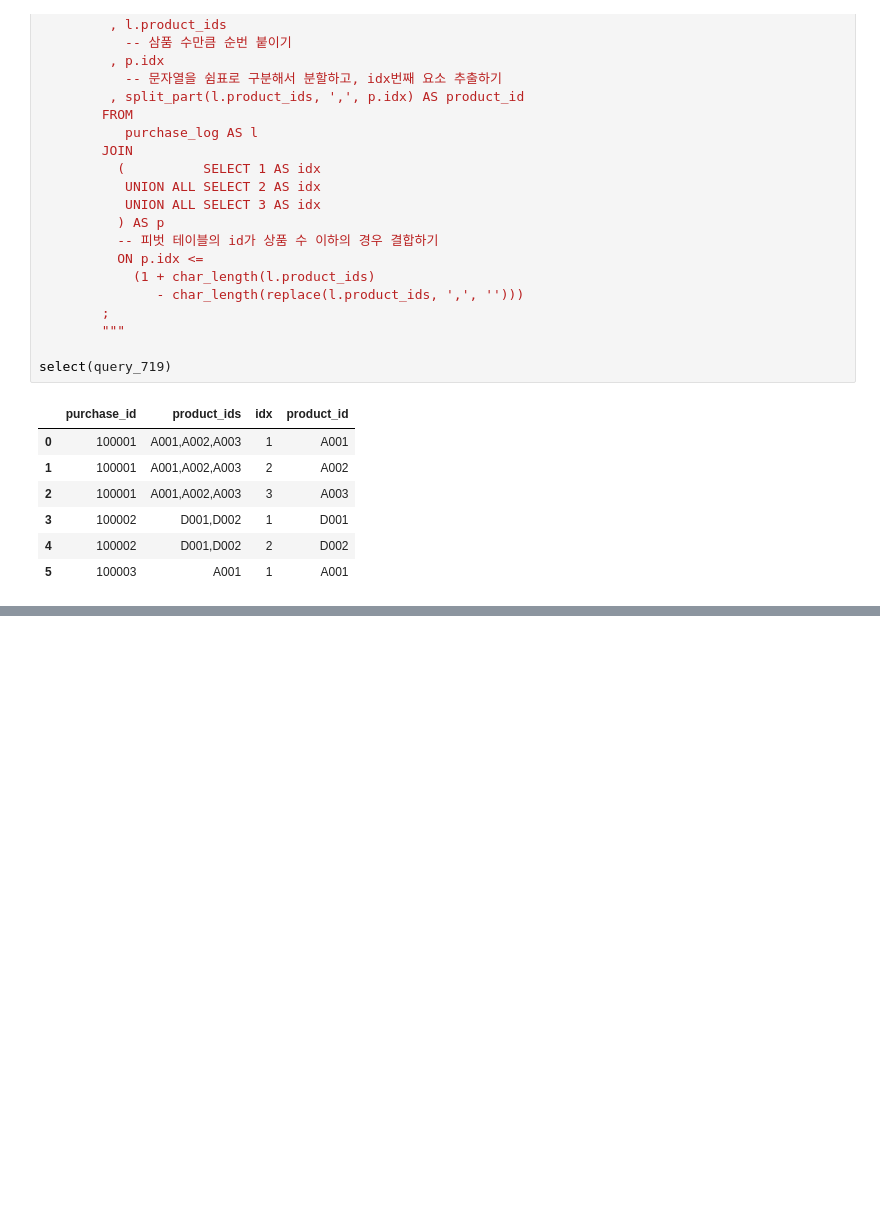
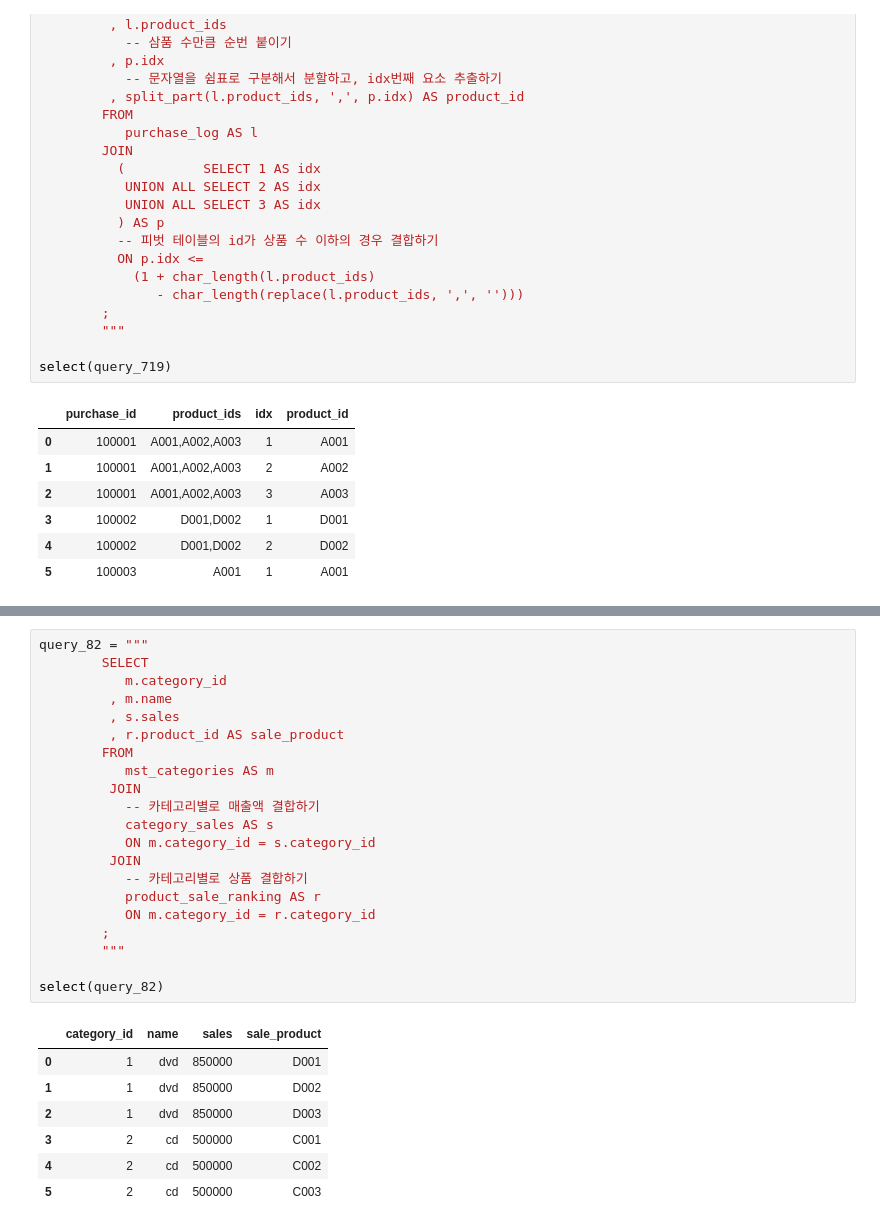
Before and after one commit to mittwoch09/Today-I-Learned, a Jupyter notebook: DataAnalysis/sql_for_data_processing_2.ipynb, the cells around one changed output, grey strips where cells are left out. Cells and saved outputs as stored; diff of their text form; blank space fills up the shorter version.

```diff
--- a/DataAnalysis/sql_for_data_processing_2.ipynb
+++ b/DataAnalysis/sql_for_data_processing_2.ipynb
@@ -636,0 +693,29 @@ select(query_719)
+# %%
+query_82 = """
+        SELECT
+           m.category_id
+         , m.name
+         , s.sales
+         , r.product_id AS sale_product
+        FROM
+           mst_categories AS m
+         JOIN
+           -- 카테고리별로 매출액 결합하기
+           category_sales AS s
+           ON m.category_id = s.category_id
+         JOIN
+           -- 카테고리별로 상품 결합하기
+           product_sale_ranking AS r
+           ON m.category_id = r.category_id
+        ;
+        """
+
+select(query_82)
+# %% [output]
+|  | category_id | name | sales | sale_product |
+| 0 | 1 | dvd | 850000 | D001 |
+| 1 | 1 | dvd | 850000 | D002 |
+| 2 | 1 | dvd | 850000 | D003 |
+| 3 | 2 | cd | 500000 | C001 |
+| 4 | 2 | cd | 500000 | C002 |
+| 5 | 2 | cd | 500000 | C003 |
```
Also changed, not shown: parts of 13 cells of this notebook.
